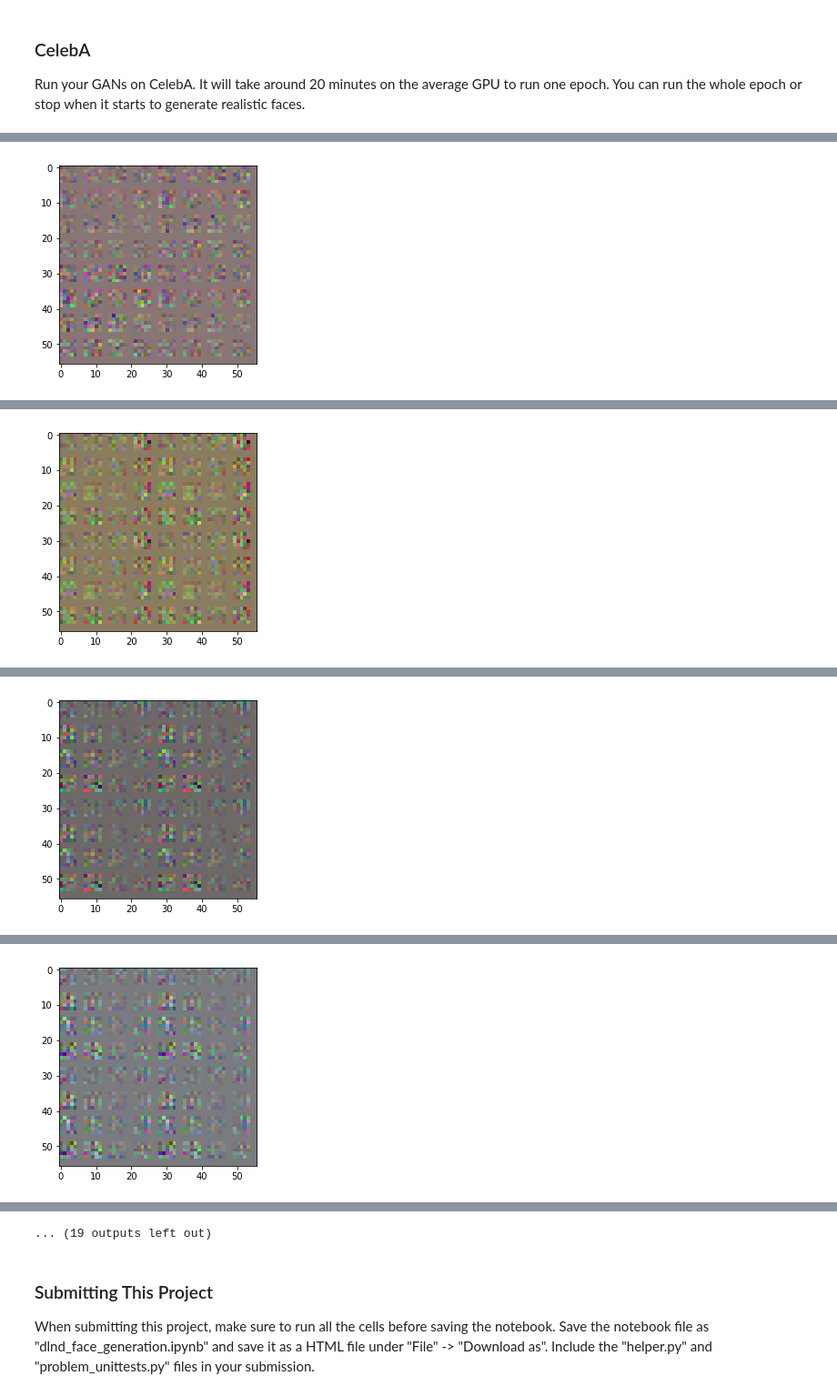
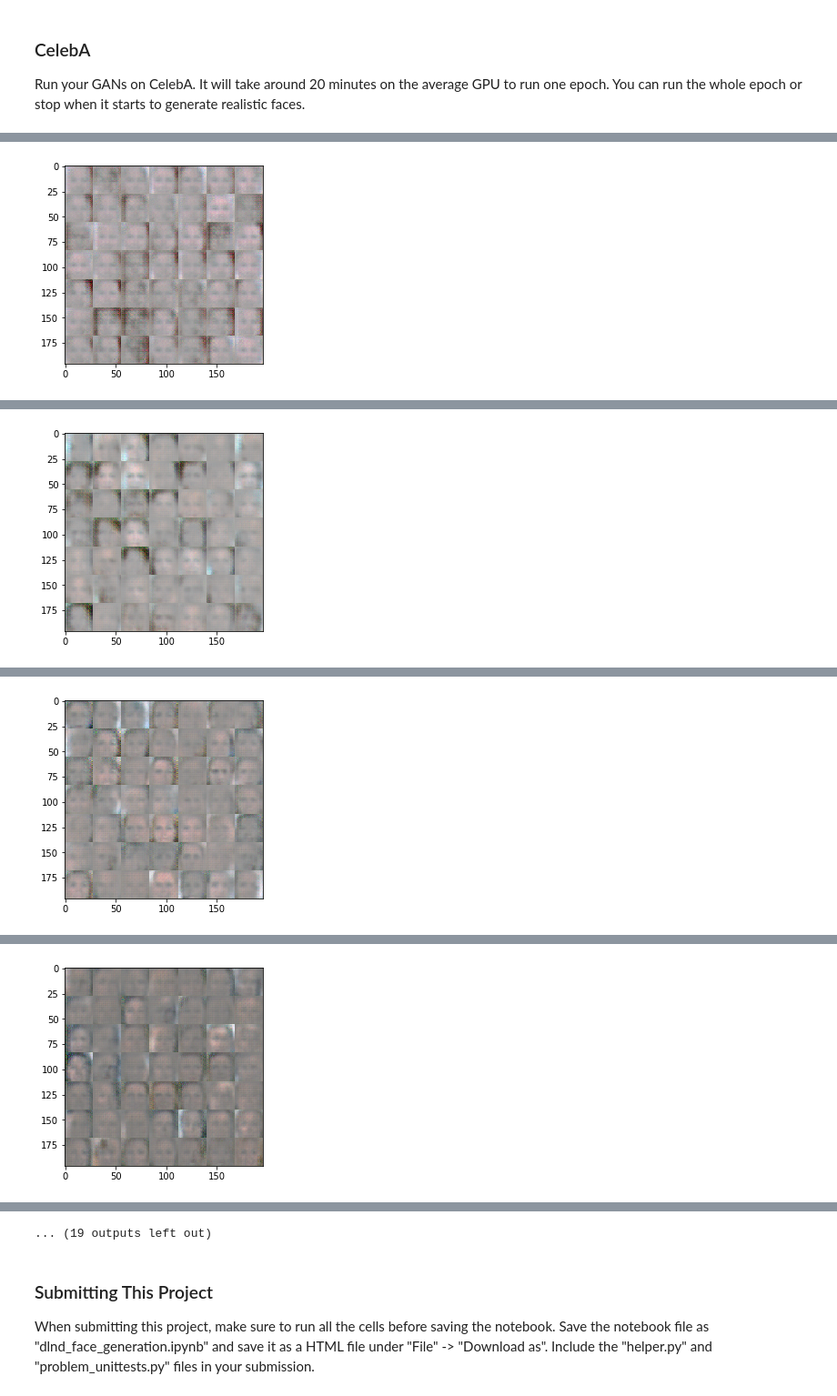
Before and after one commit to siddzankat/face_generation, a Jupyter notebook: dlnd_face_generation.ipynb, the cells around one changed output, grey strips where cells are left out. Shown at 91% size. Cells and saved outputs as stored; diff of their text form; code cells hidden in the pictures.

```diff
--- a/dlnd_face_generation.ipynb
+++ b/dlnd_face_generation.ipynb
@@ -129,18 +129,18 @@ def discriminator(images, reuse=False):
 
     alpha=0.2
     with tf.variable_scope('discriminator', reuse=reuse):
-        x1 = tf.layers.conv2d(images, 32, 3, strides=2, padding='same')
+        x1 = tf.layers.conv2d(images, 128, 3, strides=2, padding='same')
         relu1 = tf.maximum(alpha * x1, x1)
 
-        x2 = tf.layers.conv2d(relu1, 64, 3, strides=2, padding='same')
-        bn2 = tf.layers.batch_normalization(x2, training=reuse)
+        x2 = tf.layers.conv2d(relu1, 256, 3, strides=2, padding='same')
+        bn2 = tf.layers.batch_normalization(x2, training=True)
         relu2 = tf.maximum(alpha * bn2, bn2)
 
-        x3 = tf.layers.conv2d(relu2, 128, 3, strides=2, padding='same')
-        bn3 = tf.layers.batch_normalization(x3, training=reuse)
+        x3 = tf.layers.conv2d(relu2, 512, 3, strides=2, padding='same')
+        bn3 = tf.layers.batch_normalization(x3, training=True)
         relu3 = tf.maximum(alpha * bn3, bn3)
 
-        flat = tf.reshape(relu3, (-1, 4*4*256))
+        flat = tf.reshape(relu4, (-1, 4*4*512))
         logits = tf.layers.dense(flat, 1)
         out = tf.sigmoid(logits)
 
@@ -160,20 +160,20 @@ Implement `generator` to generate an image using `z`. This function should be ab
 def generator(z, out_channel_dim, is_train=True):
     alpha=0.2
     with tf.variable_scope('generator', reuse= not is_train):
-        x1 = tf.layers.dense(z, 1*1*256)
-        x1 = tf.reshape(x1, (-1, 1, 1, 256))
+        x = tf.layers.dense(z, 7*7*512)
+        x1 = tf.reshape(x, (-1, 7, 7, 512))
         x1 = tf.layers.batch_normalization(x1, training=is_train)
         x1 = tf.maximum(alpha * x1, x1)
 
-        x2 = tf.layers.conv2d_transpose(x1, 128, 5, strides=2, padding='same')
+        x2 = tf.layers.conv2d_transpose(x1, 256, 5, strides=2, padding='same')
         x2 = tf.layers.batch_normalization(x2, training=is_train)
         x2 = tf.maximum(alpha * x2, x2)
 
-        x3 = tf.layers.conv2d_transpose(x2, 64, 5, strides=2, padding='same')
+        x3 = tf.layers.conv2d_transpose(x2, 128, 5, strides=2, padding='same')
         x3 = tf.layers.batch_normalization(x3, training=is_train)
         x3 = tf.maximum(alpha * x3, x3)
 
-        logits = tf.layers.conv2d_transpose(x3, out_channel_dim, 5, strides=7, padding='same')
+        logits = tf.layers.conv2d_transpose(x3, out_channel_dim, 5, strides=1, padding='same')
         out = tf.tanh(logits)
 
         return out
@@ -195,8 +195,9 @@ def model_loss(input_real, input_z, out_channel_dim):
     d_model_real, d_logits_real = discriminator(input_real, reuse=False)
     d_model_fake, d_logits_fake = discriminator(g_model, reuse=True)
 
+    smooth = 0.01
     d_loss_real = tf.reduce_mean(
-        tf.nn.sigmoid_cross_entropy_with_logits(logits=d_logits_real, labels=tf.ones_like(d_model_real)))
+        tf.nn.sigmoid_cross_entropy_with_logits(logits=d_logits_real, labels=tf.ones_like(d_model_real) * (1 - smooth)))
     d_loss_fake = tf.reduce_mean(
         tf.nn.sigmoid_cross_entropy_with_logits(logits=d_logits_fake, labels=tf.zeros_like(d_model_fake)))
     g_loss = tf.reduce_mean(
@@ -294,6 +295,8 @@ def train(epoch_count, batch_size, z_dim, learning_rate, beta1, get_batches, dat
 
                 _ = sess.run(d_opt, feed_dict={input_real:batch_images, input_z: batch_z, lr:learning_rate})
                 _ = sess.run(g_opt, feed_dict={input_z:batch_z, lr:learning_rate})
+                _ = sess.run(g_opt, feed_dict={input_z:batch_z, lr:learning_rate})
+
 
                 if steps % 10 == 0:
                     train_loss_d = d_loss.eval({input_z: batch_z, input_real: batch_images})
@@ -309,7 +312,7 @@ def train(epoch_count, batch_size, z_dim, learning_rate, beta1, get_batches, dat
                                    generator(input_z, data_shape[3], is_train=False),
                                    feed_dict={input_z: sample_z})
                     samples.append(gen_samples)
-                    _ = show_generator_output(sess, 5, input_z, data_shape[3], data_image_mode)
+                    _ = show_generator_output(sess, 50, input_z, data_shape[3], data_image_mode)
 # %% [markdown]
 ### MNIST
 Test your GANs architecture on MNIST.  After 2 epochs, the GANs should be able to generate images that look like handwritten digits.  Make sure the loss of the generator is lower than the loss of the discriminator or close to 0.
@@ -403,7 +406,7 @@ Run your GANs on CelebA.  It will take around 20 minutes on the average GPU to r
 # %%
 batch_size = 128
 z_dim = 100
-learning_rate = 0.0002
+learning_rate = 0.0005
 beta1 = 0.5
 
 
@@ -430 +433 @@ Epoch 1/1... Discriminator Loss: 0.2175... Generator Loss: 3.7151
-[figure, old version]
+[figure, new version]
@@ -441 +444 @@ Epoch 1/1... Discriminator Loss: 0.0340... Generator Loss: 4.6062
-[figure, old version]
+[figure, new version]
@@ -452 +455 @@ Epoch 1/1... Discriminator Loss: 0.0098... Generator Loss: 5.3902
-[figure, old version]
+[figure, new version]
@@ -463 +466 @@ Epoch 1/1... Discriminator Loss: 0.0042... Generator Loss: 6.2664
-[figure, old version]
+[figure, new version]
```
Also changed, not shown: parts of 2 cells of this notebook, 3 other files.
